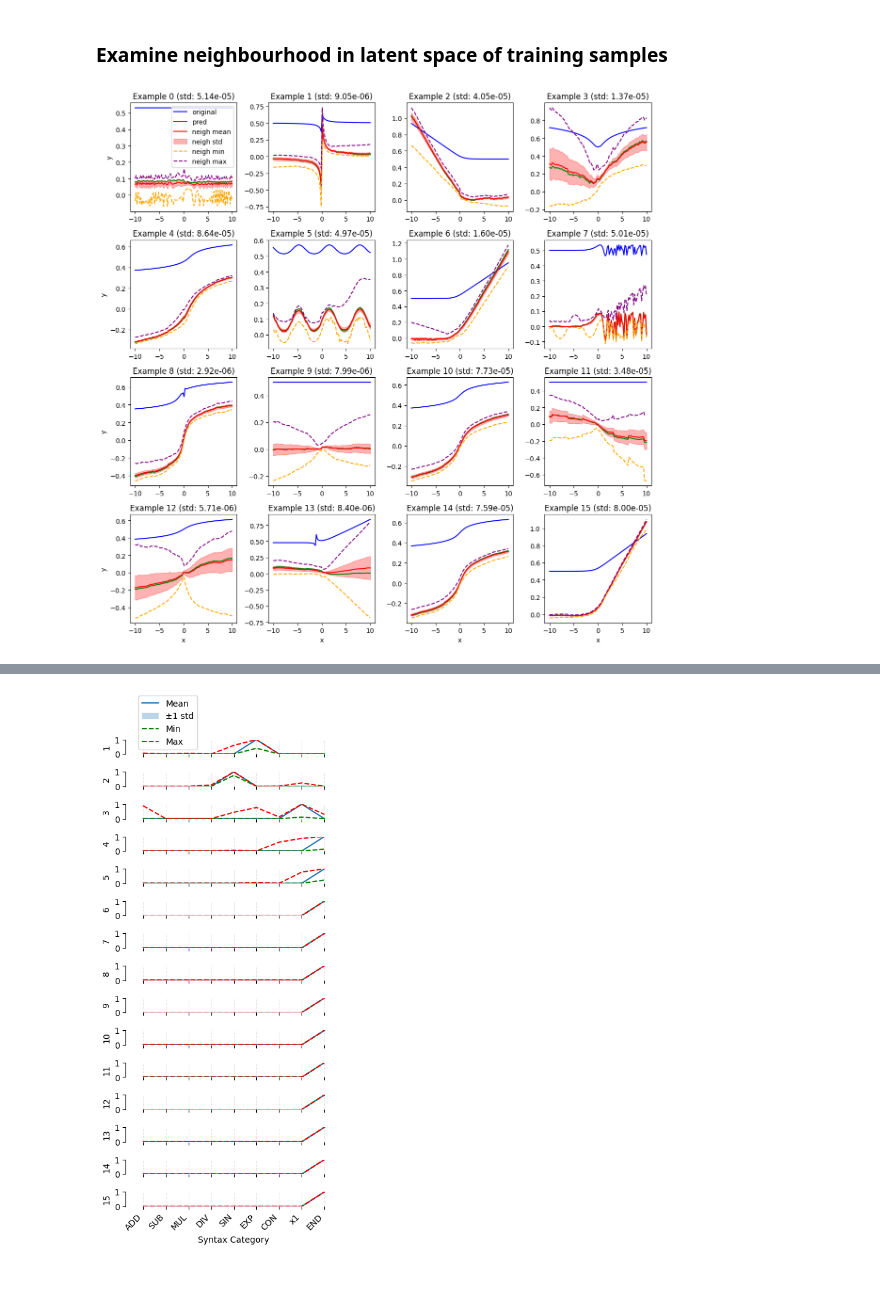
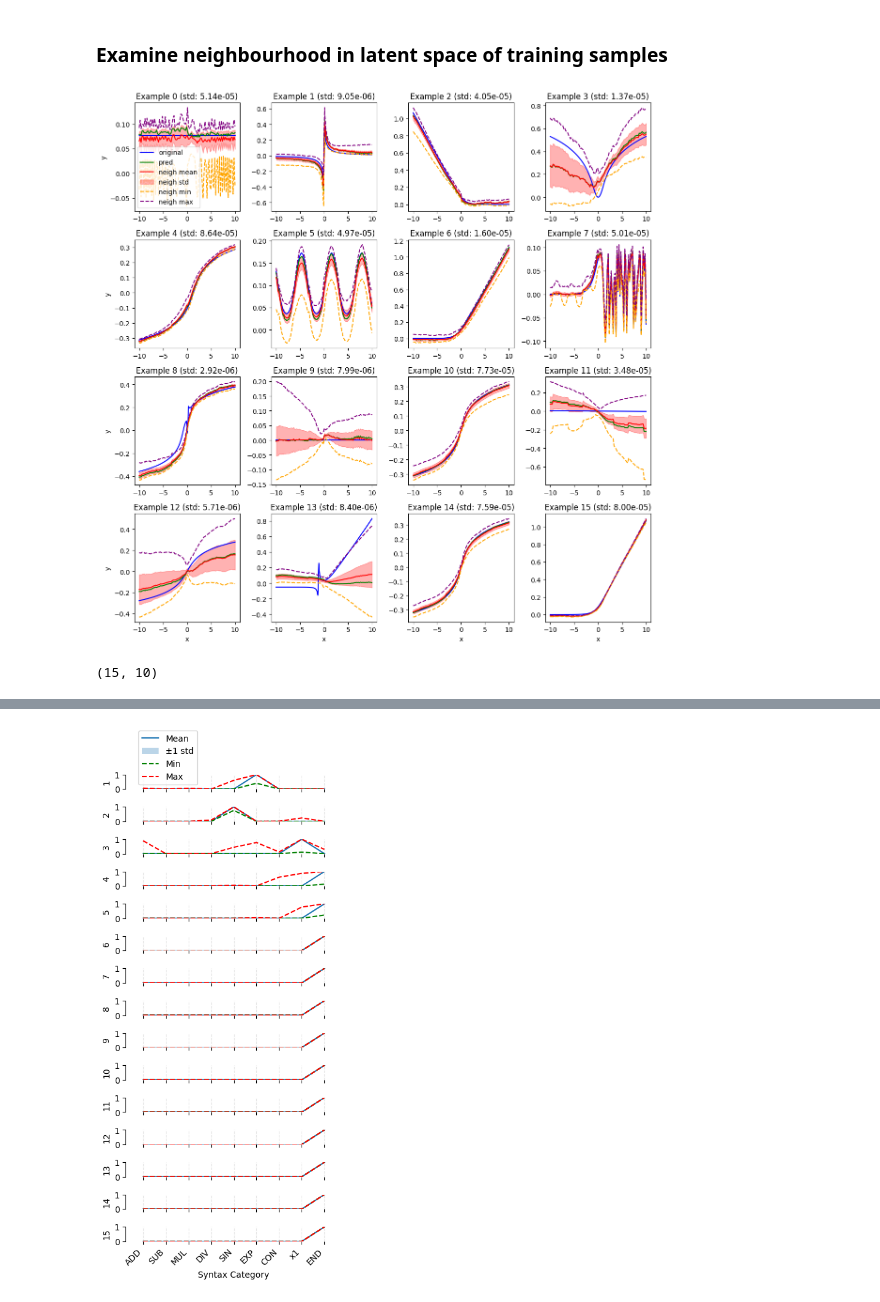
Before and after one commit to LuisCarretero/similar-expressions, a Jupyter notebook: src/downstream/latent_analysis.ipynb, the cells around one changed output, grey strips where cells are left out. Saved outputs shown, nothing was run; the diff lists cells and outputs as text; code cells hidden in the pictures.

Commit message:
Added neighbourhood syntax decoding analysis

```diff
--- a/src/downstream/latent_analysis.ipynb
+++ b/src/downstream/latent_analysis.ipynb
@@ -28,16 +28,17 @@ from copy import deepcopy
 import torch
 import numpy as np
 import sympy as sp
-from parsing import prods_to_prefix, logits_to_prefix, logits_to_prods
+from parsing import prods_to_prefix, logits_to_prefix, logits_to_prods, eval_from_logits
 from config_util import dict_to_config, load_config
 from data_util import data2input, load_dataset, calc_priors_and_means, create_dataloader, load_wandb_model, create_dataloader_from_wandb, data_from_loader
 from debug_util import plot_onehot
 from matplotlib import pyplot as plt
 torch.manual_seed(41)
+torch.set_grad_enabled(False)
 
 # Load model and dataset
 model, cfg_dict, cfg = load_wandb_model(run='24ryl3yz')
-train_loader, test_loader, info = create_dataloader_from_wandb(cfg_dict, cfg)
+train_loader, test_loader, info = create_dataloader_from_wandb(cfg_dict, cfg, value_transform=lambda x: torch.arcsinh(x)*0.1)
 val_x, syntax_cats, value_transform = info['val_x'], info['syntax_cats'], info['value_transform']
 # %% [output]
 Using updated value decoder 2.0!
@@ -154,41 +155,48 @@ values = model.value_decoder(mean)
 
 # Sample from neighbourhood in latent space
 samples = []
-for _ in range(1000):  # Number of samples
+logits_samples = []
+for _ in range(100):  # Number of samples
     z = model.sample(mean, ln_var)  # Sample from neighbourhood in latent space
+    logits_neigh = model.decoder(z, max_length=15)
     values_neigh = model.value_decoder(z)
+    logits_samples.append(logits_neigh.squeeze().detach().numpy())
     samples.append(values_neigh.squeeze().detach().numpy())
 samples = np.array(samples).transpose(1, 0, 2)
 mean_samples = np.mean(samples, axis=1)
 std_samples = np.std(samples, axis=1)
 min_samples = np.min(samples, axis=1)
 max_samples = np.max(samples, axis=1)
 
 # Plot
-fig, axes = plt.subplots(4, 4, figsize=(12, 12))
+fig, axes = plt.subplots(4, N//4, figsize=(12, 12))
 axes = axes.flatten()
 for idx in range(N):
     ax = axes[idx]
     ax.plot(val_x.squeeze(), val_transformed[idx, :].squeeze(), label='original', color='blue')
     ax.plot(val_x.squeeze(), values[idx].squeeze().detach().numpy(), label='pred', color='green')
     ax.plot(val_x.squeeze(), mean_samples[idx], label='neigh mean', color='red')
     ax.fill_between(val_x.squeeze(),
                     mean_samples[idx] - std_samples[idx],
                     mean_samples[idx] + std_samples[idx],
                     alpha=0.3, color='red', label='neigh std')
     ax.plot(val_x.squeeze(), min_samples[idx], label='neigh min', color='orange', linestyle='--')
     ax.plot(val_x.squeeze(), max_samples[idx], label='neigh max', color='purple', linestyle='--')
 
     if idx % 4 == 0:  # Only add y-label to the leftmost subplots
         ax.set_ylabel('y')
     if idx >= 12:  # Only add x-label to the bottom subplots
         ax.set_xlabel('x')
     ax.set_title(f'Example {idx} (std: {ln_var[idx].norm().item():.2e})')
 
     if idx == 0:  # Only add legend to the first subplot
         ax.legend()
 
 plt.tight_layout()
 plt.show()
 # %% [output]
-[figure, old version]
+[figure, new version]
+# %%
+logits_samples[j, i, ...].shape
+# %% [output]
+(15, 10)
```
Also changed, not shown: parts of 6 cells of this notebook, 3 other files.
